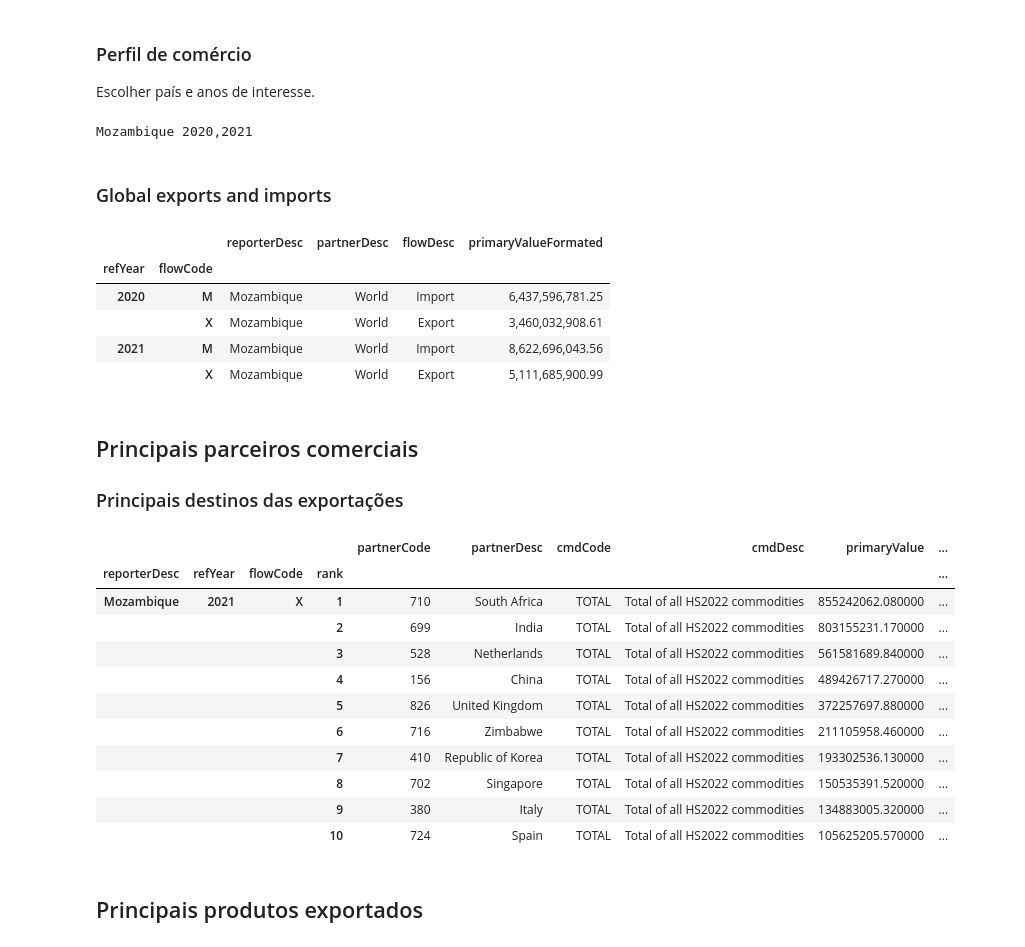
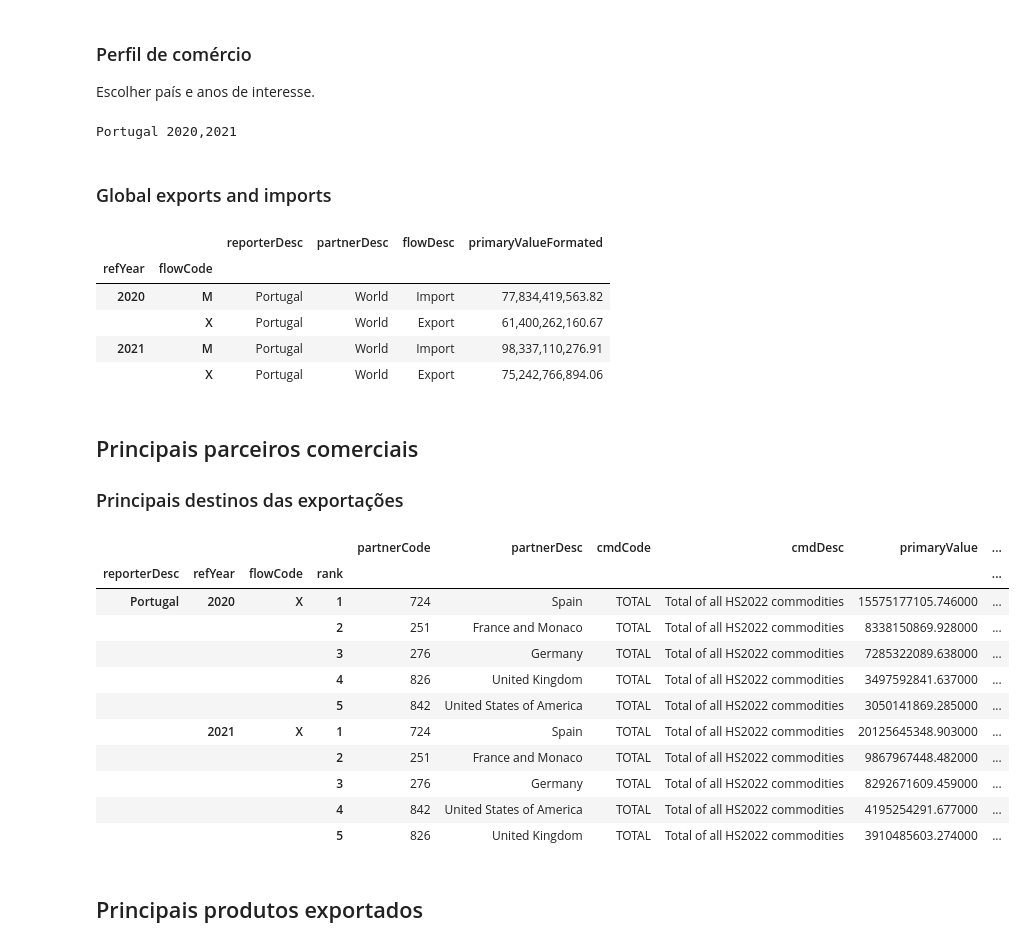
Before and after one commit to joaquimrcarvalho/cipf-comtrade, a Jupyter notebook: country_trade_profile.ipynb, the cells around one changed output. Saved outputs shown, nothing was run; the diff lists cells and outputs as text; code cells hidden in the pictures.

Commit message:
Improve country trade profile

```diff
--- a/country_trade_profile.ipynb
+++ b/country_trade_profile.ipynb
@@ -56,17 +56,17 @@ if os.path.isfile(fname):
     APIKEY = config['comtrade'].get('key', None)
 
 comtrade.init(APIKEY, force_init=True)
-comtrade.PERIOD_SECONDS=12
+comtrade.PERIOD_SECONDS=5
 # %% [markdown]
 ### Perfil de comércio
 
 Escolher país e anos de interesse.
 # %%
-country_of_interest = comtrade.m49_mozambique
+country_of_interest = comtrade.m49_portugal
 years_of_interest = comtrade.year_range(2020, 2022)
 print(comtrade.COUNTRY_CODES[country_of_interest], years_of_interest)
 # %% [output]
-Mozambique 2020,2021
+Portugal 2020,2021
 # %% [markdown]
 ### Global exports and imports
 # %%
@@ -76,34 +76,34 @@ global_trade[cols].sort_index()
 # %% [output]
 |  |  | reporterDesc | partnerDesc | flowDesc | primaryValueFormated |
 | refYear | flowCode |  |  |  |  |
-| 2020 | M | Mozambique | World | Import | 6,437,596,781.25 |
-|  | X | Mozambique | World | Export | 3,460,032,908.61 |
-| 2021 | M | Mozambique | World | Import | 8,622,696,043.56 |
-|  | X | Mozambique | World | Export | 5,111,685,900.99 |
+| 2020 | M | Portugal | World | Import | 77,834,419,563.82 |
+|  | X | Portugal | World | Export | 61,400,262,160.67 |
+| 2021 | M | Portugal | World | Import | 98,337,110,276.91 |
+|  | X | Portugal | World | Export | 75,242,766,894.06 |
 # %% [markdown]
 ## Principais parceiros comerciais
 ### Principais destinos das exportações
 # %%
 import pandas as pd
 # show more lines
 pd.set_option('display.max_rows', 500)
 
 top_partners = comtrade.top_partners(country_of_interest,years_of_interest,flowCode='X',
-                                    global_stats=global_trade,rank_filter=10)
+                                    global_stats=global_trade,rank_filter=5)
 top_partners.sort_values(by=['refYear','flowCode','rank'], ascending=[True,True,True]).style.format({'perc': '{:,.2%}'.format})
 # %% [output]
 |  |  |  |  | partnerCode | partnerDesc | cmdCode | cmdDesc | primaryValue | ... |
 | reporterDesc | refYear | flowCode | rank |  |  |  |  |  | ... |
-| Mozambique | 2021 | X | 1 | 710 | South Africa | TOTAL | Total of all HS2022 commodities | 855242062.080000 | ... |
-|  |  |  | 2 | 699 | India | TOTAL | Total of all HS2022 commodities | 803155231.170000 | ... |
-|  |  |  | 3 | 528 | Netherlands | TOTAL | Total of all HS2022 commodities | 561581689.840000 | ... |
-|  |  |  | 4 | 156 | China | TOTAL | Total of all HS2022 commodities | 489426717.270000 | ... |
-|  |  |  | 5 | 826 | United Kingdom | TOTAL | Total of all HS2022 commodities | 372257697.880000 | ... |
-|  |  |  | 6 | 716 | Zimbabwe | TOTAL | Total of all HS2022 commodities | 211105958.460000 | ... |
-|  |  |  | 7 | 410 | Republic of Korea | TOTAL | Total of all HS2022 commodities | 193302536.130000 | ... |
-|  |  |  | 8 | 702 | Singapore | TOTAL | Total of all HS2022 commodities | 150535391.520000 | ... |
-|  |  |  | 9 | 380 | Italy | TOTAL | Total of all HS2022 commodities | 134883005.320000 | ... |
-|  |  |  | 10 | 724 | Spain | TOTAL | Total of all HS2022 commodities | 105625205.570000 | ... |
+| Portugal | 2020 | X | 1 | 724 | Spain | TOTAL | Total of all HS2022 commodities | 15575177105.746000 | ... |
+|  |  |  | 2 | 251 | France and Monaco | TOTAL | Total of all HS2022 commodities | 8338150869.928000 | ... |
+|  |  |  | 3 | 276 | Germany | TOTAL | Total of all HS2022 commodities | 7285322089.638000 | ... |
+|  |  |  | 4 | 826 | United Kingdom | TOTAL | Total of all HS2022 commodities | 3497592841.637000 | ... |
+|  |  |  | 5 | 842 | United States of America | TOTAL | Total of all HS2022 commodities | 3050141869.285000 | ... |
+|  | 2021 | X | 1 | 724 | Spain | TOTAL | Total of all HS2022 commodities | 20125645348.903000 | ... |
+|  |  |  | 2 | 251 | France and Monaco | TOTAL | Total of all HS2022 commodities | 9867967448.482000 | ... |
+|  |  |  | 3 | 276 | Germany | TOTAL | Total of all HS2022 commodities | 8292671609.459000 | ... |
+|  |  |  | 4 | 842 | United States of America | TOTAL | Total of all HS2022 commodities | 4195254291.677000 | ... |
+|  |  |  | 5 | 826 | United Kingdom | TOTAL | Total of all HS2022 commodities | 3910485603.274000 | ... |
 # %% [markdown]
 ## Principais produtos exportados
 # %%
```
Also changed, not shown: parts of 8 cells of this notebook.
